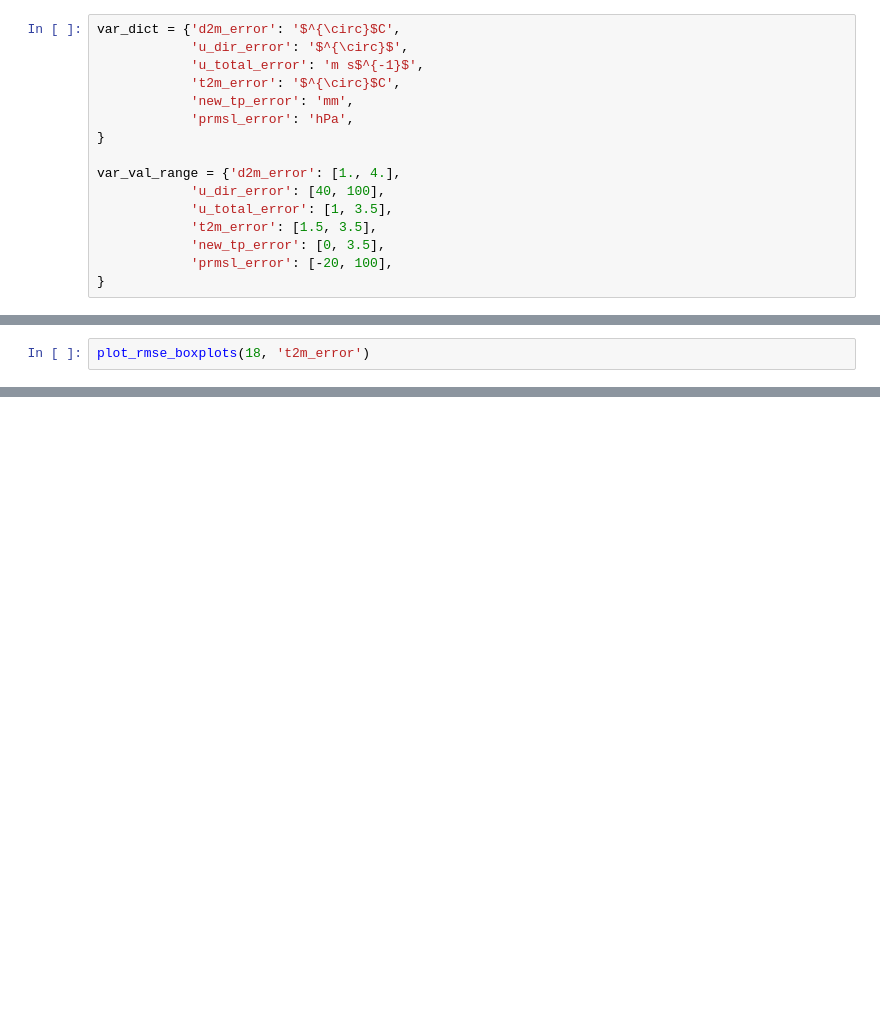
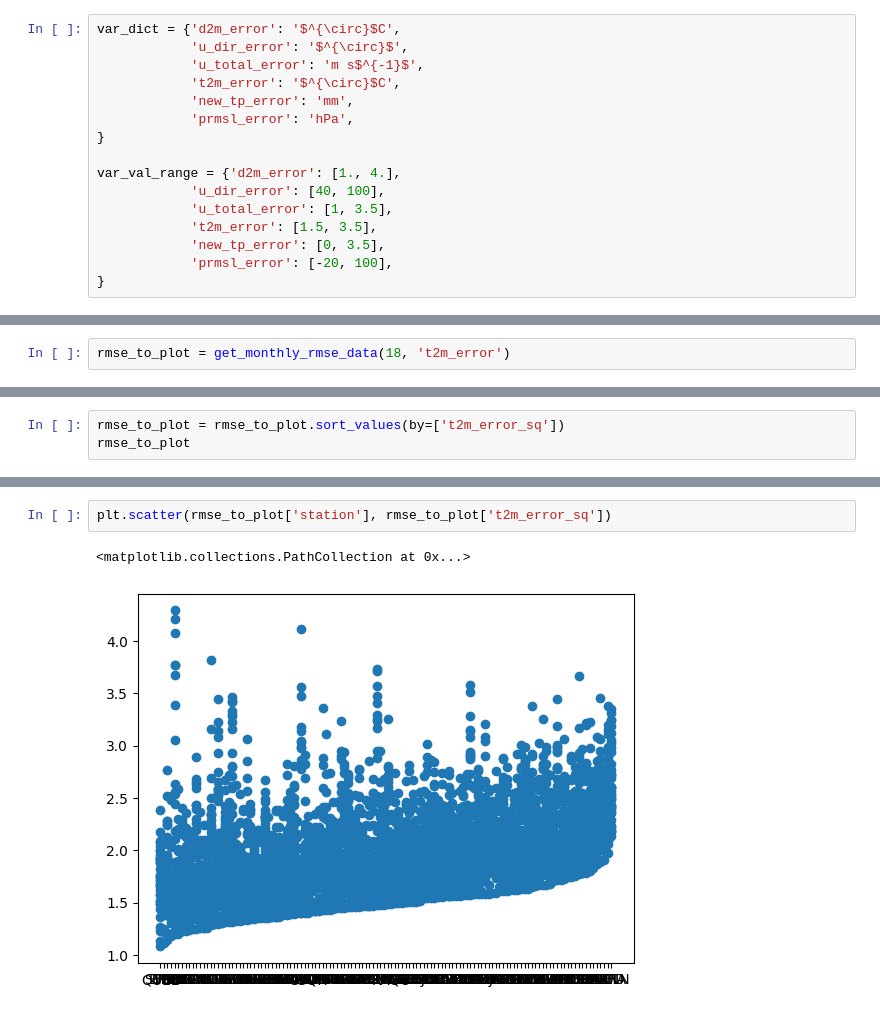
Before and after one commit to shmaronshmevans/AI2ES, a Jupyter notebook: notebooks/ny_err_unbox.ipynb, the cells around one changed output, grey strips where cells are left out. Saved outputs shown, nothing was run; the diff lists cells and outputs as text; blank space fills up the shorter version.

```diff
--- a/notebooks/ny_err_unbox.ipynb
+++ b/notebooks/ny_err_unbox.ipynb
@@ -204,3 +214,3 @@ var_val_range = {'d2m_error': [1., 4.],
 # %%
-plot_rmse_boxplots(18, 't2m_error')
+rmse_to_plot = get_monthly_rmse_data(18, 't2m_error')
 # %% [output]
@@ -210,0 +220,3 @@ HRRR 2.2880611419677734
+# %%
+rmse_to_plot = rmse_to_plot.sort_values(by=['t2m_error_sq'])
+rmse_to_plot
@@ -210,0 +237,5 @@ HRRR 2.2880611419677734
+# %%
+plt.scatter(rmse_to_plot['station'], rmse_to_plot['t2m_error_sq'])
+# %% [output]
+<matplotlib.collections.PathCollection at 0x...>
+[figure, added]
```
Also changed, not shown: parts of 19 cells of this notebook.
